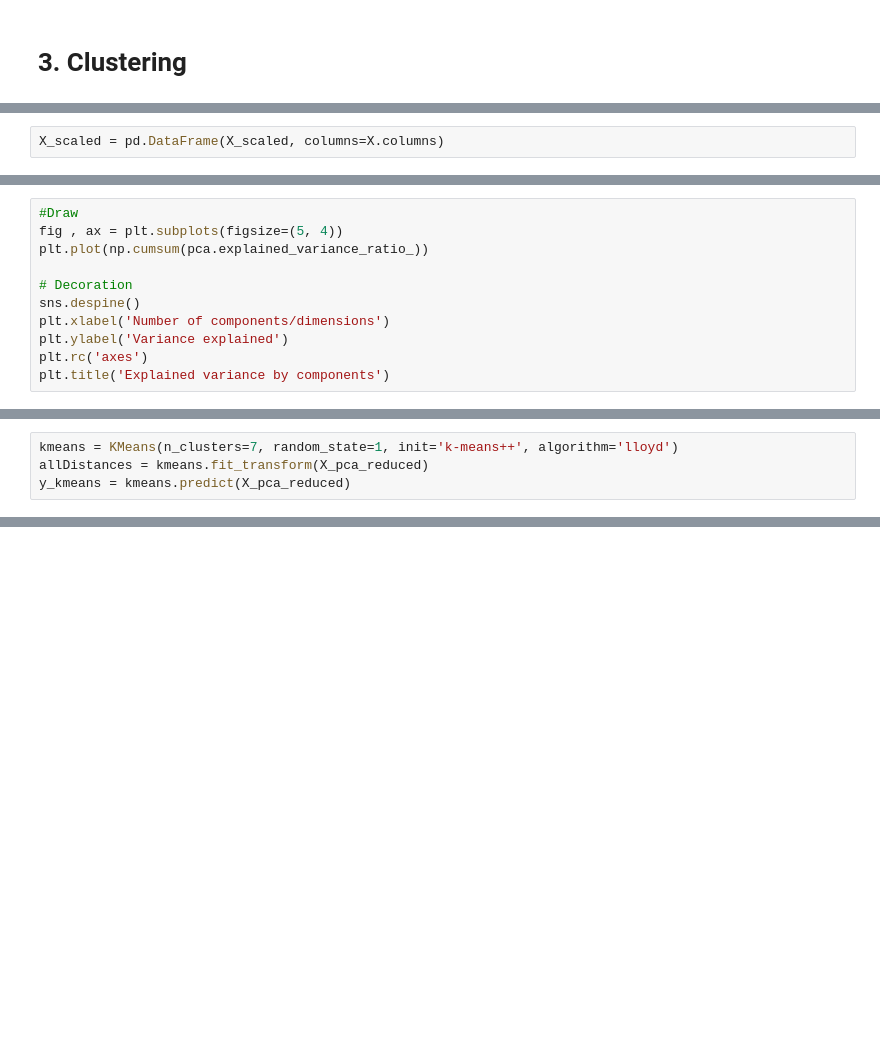
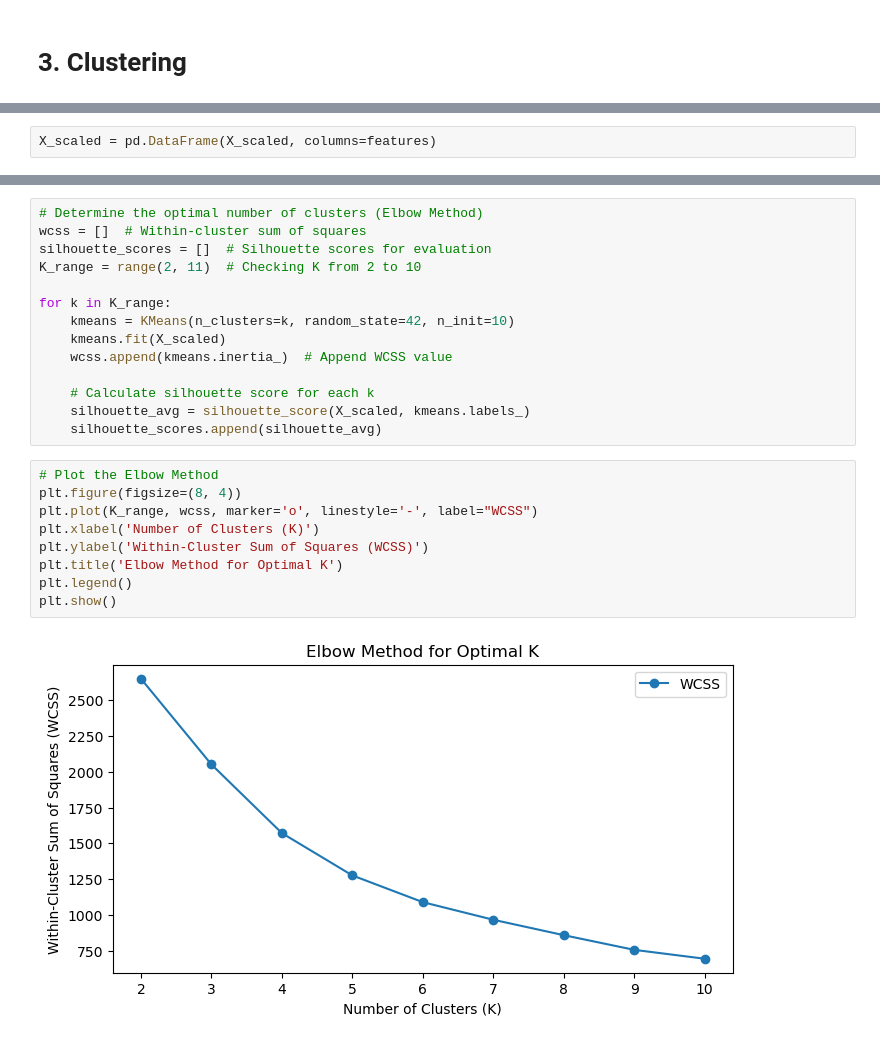
Before and after one commit to RubenCMarques/Hotel-Customer-Segmentation, a Jupyter notebook: Notebooks/A-B.ipynb, the cells around one changed output, grey strips where cells are left out. Drawn from its saved outputs; the diff is of its cells as text; blank space fills up the shorter version.

```diff
--- a/Notebooks/A-B.ipynb
+++ b/Notebooks/A-B.ipynb
@@ -1347,4 +1416,4 @@ Variables to consider for clustering:
 scaler = MinMaxScaler()
 X_scaled = scaler.fit_transform(X)
 # %%
-X_scaled = pd.DataFrame(X_scaled, columns=X.columns)
+X_scaled = pd.DataFrame(X_scaled, columns=features)
@@ -1412,11 +1419,0 @@ pcaDF
-# %%
-#Draw
-fig , ax = plt.subplots(figsize=(5, 4))
-plt.plot(np.cumsum(pca.explained_variance_ratio_))
-
-# Decoration
-sns.despine()
-plt.xlabel('Number of components/dimensions')
-plt.ylabel('Variance explained')
-plt.rc('axes')
-plt.title('Explained variance by components')
@@ -1478,4 +1419,0 @@ scores_df
-# %%
-kmeans = KMeans(n_clusters=7, random_state=1, init='k-means++', algorithm='lloyd')
-allDistances = kmeans.fit_transform(X_pca_reduced)
-y_kmeans = kmeans.predict(X_pca_reduced)
@@ -1483,0 +1428,25 @@ y_kmeans = kmeans.predict(X_pca_reduced)
+# %%
+# Determine the optimal number of clusters (Elbow Method)
+wcss = []  # Within-cluster sum of squares
+silhouette_scores = []  # Silhouette scores for evaluation
+K_range = range(2, 11)  # Checking K from 2 to 10
+
+for k in K_range:
+    kmeans = KMeans(n_clusters=k, random_state=42, n_init=10)
+    kmeans.fit(X_scaled)
+    wcss.append(kmeans.inertia_)  # Append WCSS value
+
+    # Calculate silhouette score for each k
+    silhouette_avg = silhouette_score(X_scaled, kmeans.labels_)
+    silhouette_scores.append(silhouette_avg)
+# %%
+# Plot the Elbow Method
+plt.figure(figsize=(8, 4))
+plt.plot(K_range, wcss, marker='o', linestyle='-', label="WCSS")
+plt.xlabel('Number of Clusters (K)')
+plt.ylabel('Within-Cluster Sum of Squares (WCSS)')
+plt.title('Elbow Method for Optimal K')
+plt.legend()
+plt.show()
+# %% [output]
+[figure, added]
```
Also changed, not shown: parts of 72 cells of this notebook, 2 other files.
